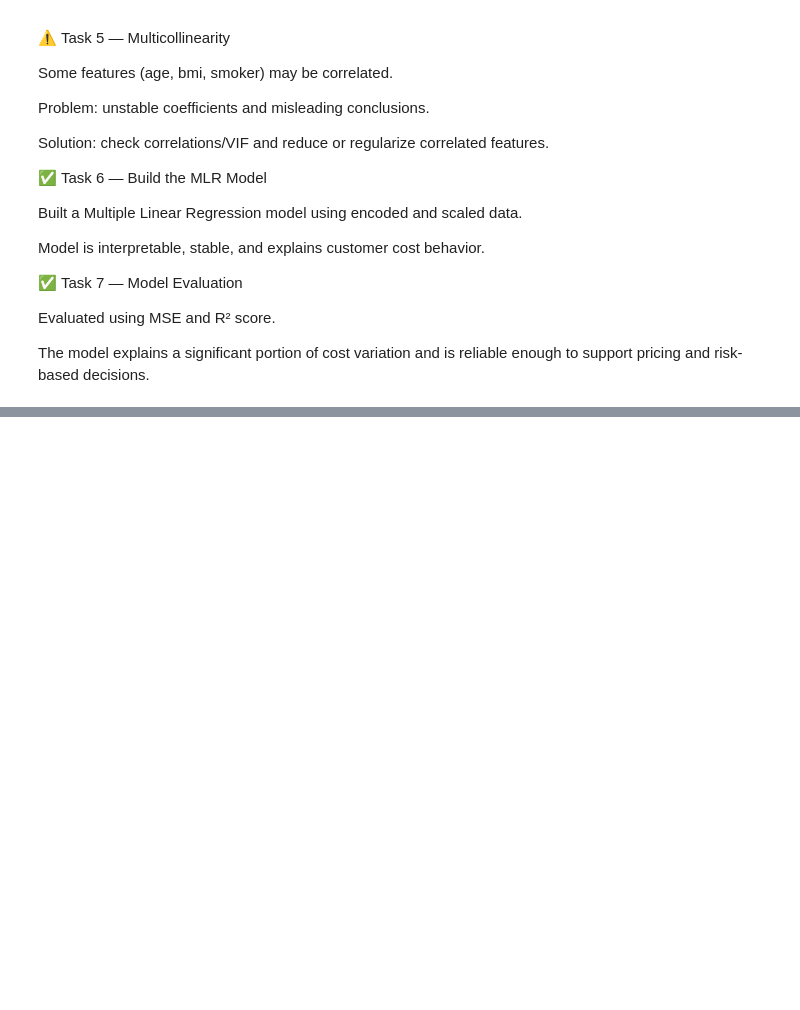
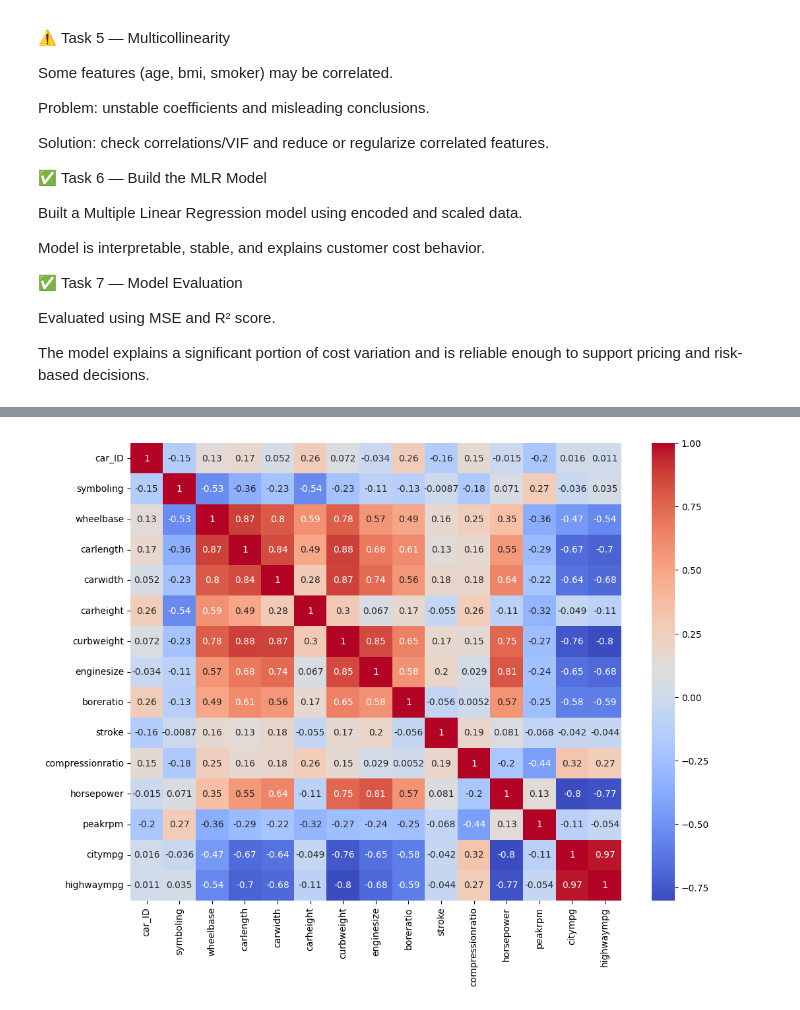
Before and after one commit to Sreeja1306/MachineLearning, a Jupyter notebook: ML.ipynb, the cells around one changed output, grey strips where cells are left out. Drawn from its saved outputs; the diff is of its cells as text; code cells hidden in the pictures; blank space fills up the shorter version.

```diff
--- a/ML.ipynb
+++ b/ML.ipynb
@@ -1103,0 +1387,14 @@ Polynomial Regression Prediction for Level 6.5: [158862.45265155]
+# %%
+import numpy as np
+import pandas as pd
+path = "C:\\Users\\sreej\\OneDrive\\23B81A66B5_tekworks\\MachineLearning\\CarPrice_Assignment.csv"
+dataset = pd.read_csv(path)
+x=dataset.drop('price',axis=1)
+
+import seaborn as sns
+import matplotlib.pyplot as plt
+plt.figure(figsize=(12,9))
+sns.heatmap(x.corr(numeric_only=True), annot=True,cmap='coolwarm')
+plt.show()
+# %% [output]
+[figure, added]
```
Also changed, not shown: parts of 21 cells of this notebook, 2 other files.
